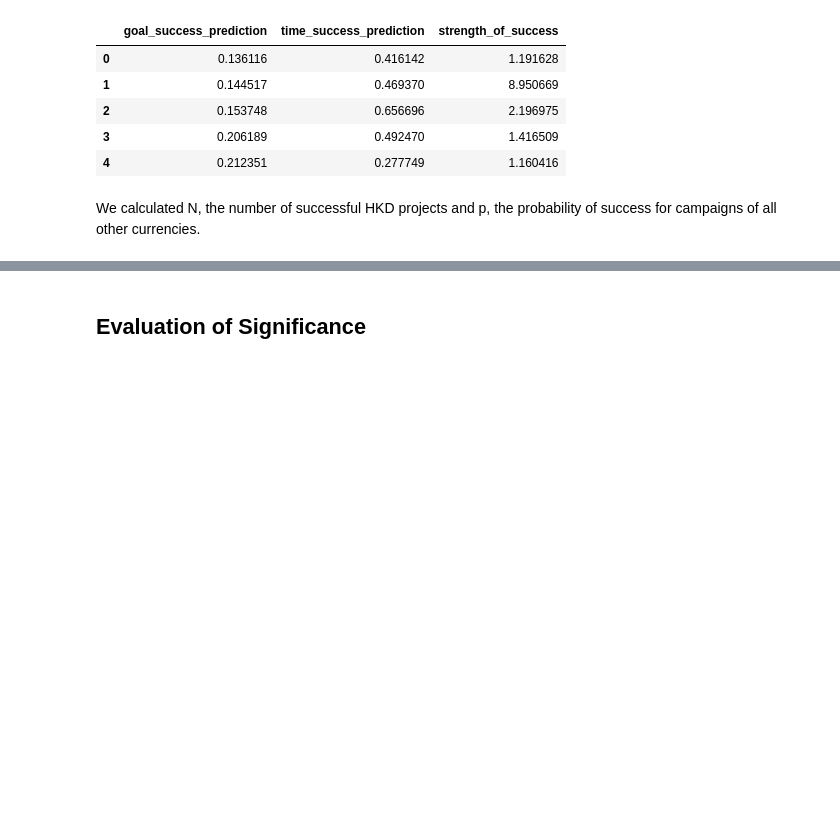
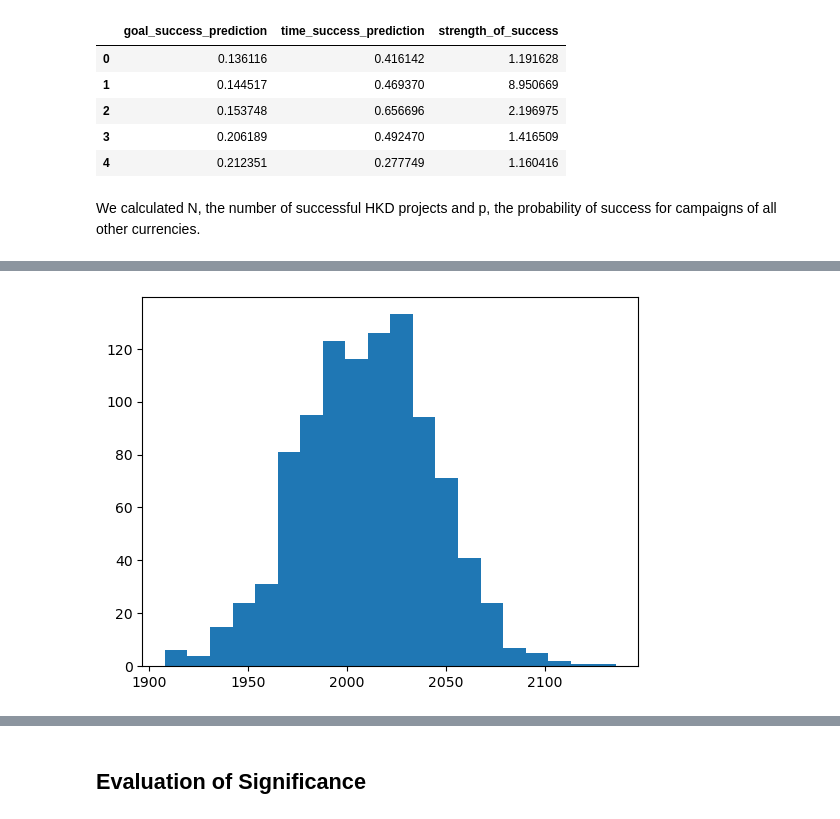
Before and after one commit to catherine-fang-git/kickstarter_project_success_info2950, a Jupyter notebook: INFO2950_Phase4.ipynb, the cells around one changed output, grey strips where cells are left out. Saved outputs shown, nothing was run; the diff lists cells and outputs as text; code cells hidden in the pictures; blank space fills up the shorter version.

```diff
--- a/INFO2950_Phase4.ipynb
+++ b/INFO2950_Phase4.ipynb
@@ -516,0 +543,6 @@ NOTE: We want to make sure that these observations are not due to random chance.
+# %%
+hkd_dist = np.random.binomial(N,p,size=1000)
+plt.hist(hkd_dist, bins=20)
+plt.show()
+# %% [output]
+[figure, added]
```
Also changed, not shown: parts of 5 cells of this notebook.
